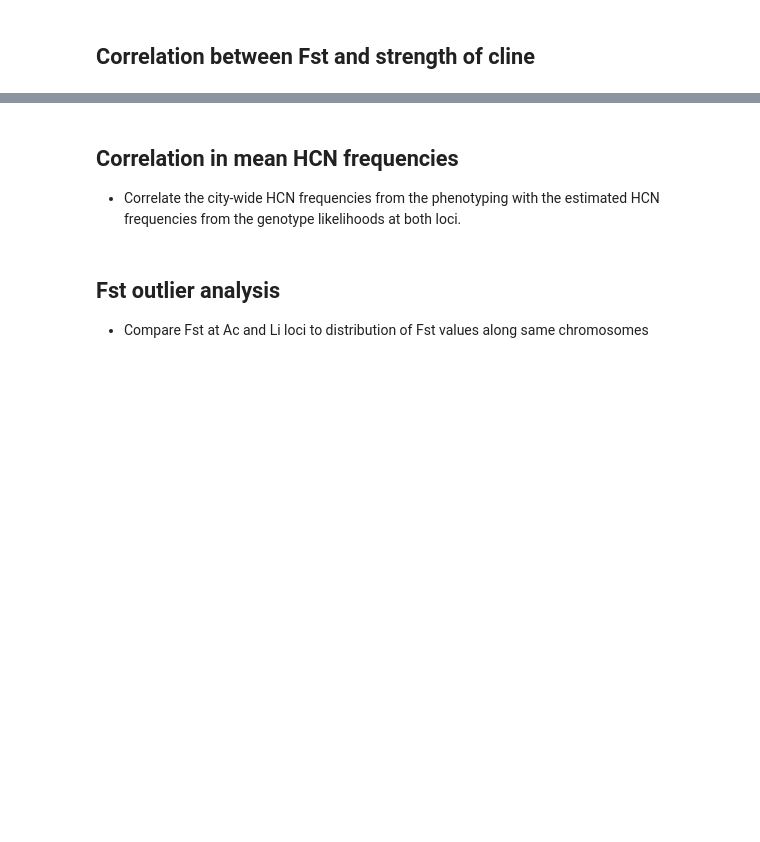
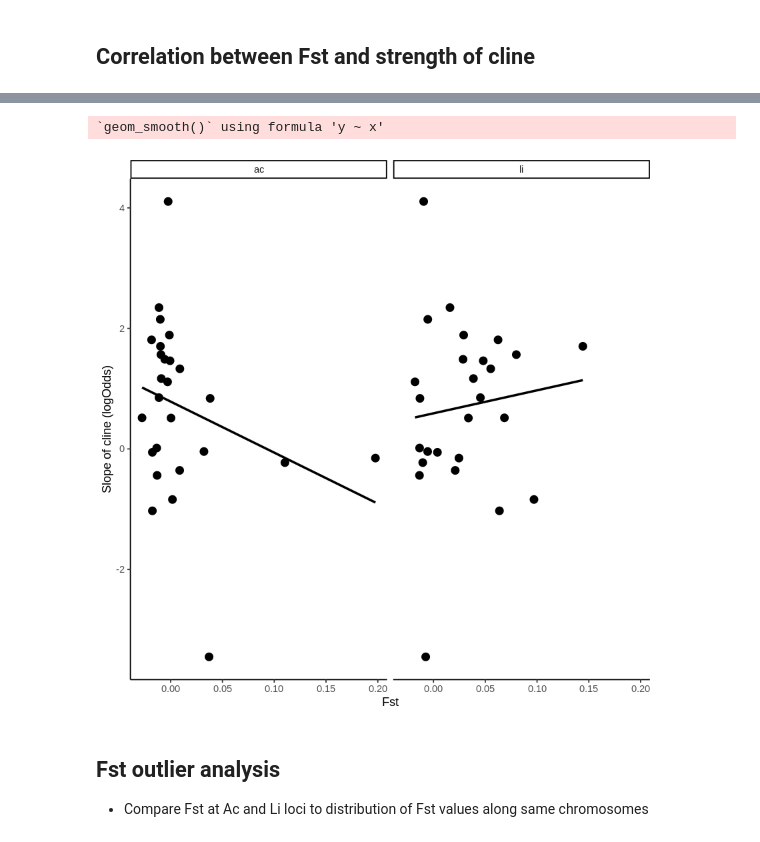
Before and after one commit to James-S-Santangelo/glue_pc, a Jupyter notebook: genomic-analyses/notebooks/hcn_loci.r.ipynb, the cells around one changed output, grey strips where cells are left out. Drawn from its saved outputs; the diff is of its cells as text; code cells hidden in the pictures; blank space fills up the shorter version.

```diff
--- a/genomic-analyses/notebooks/hcn_loci.r.ipynb
+++ b/genomic-analyses/notebooks/hcn_loci.r.ipynb
@@ -142,13 +218,12 @@ all_freqs %>%
 # %%
 all_freqs %>%
     group_by(locus) %>%
-    ggplot(., aes(x = fst, y = betaLog)) +
+    ggplot(., aes(x = fst, y = betaLog_Dist)) +
     geom_point(size = 3, color = 'black') +
     facet_wrap(~locus) +
     geom_smooth(method = 'lm', se = FALSE, color = 'black') +
     xlab('Fst') + ylab('Slope of cline (logOdds)') +
     theme_classic()
+# %% [output]
+`geom_smooth()` using formula 'y ~ x'
+[figure, added]
-# %% [markdown]
-## Correlation in mean HCN frequencies
-
-- Correlate the city-wide HCN frequencies from the phenotyping with the estimated HCN frequencies from the genotype likelihoods at both loci.
```
Also changed, not shown: parts of 26 cells of this notebook.
